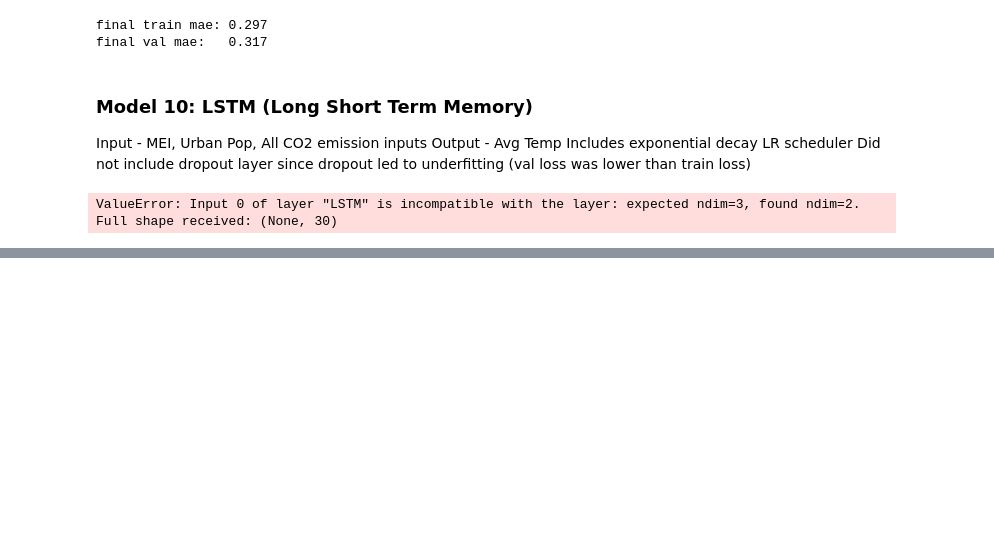
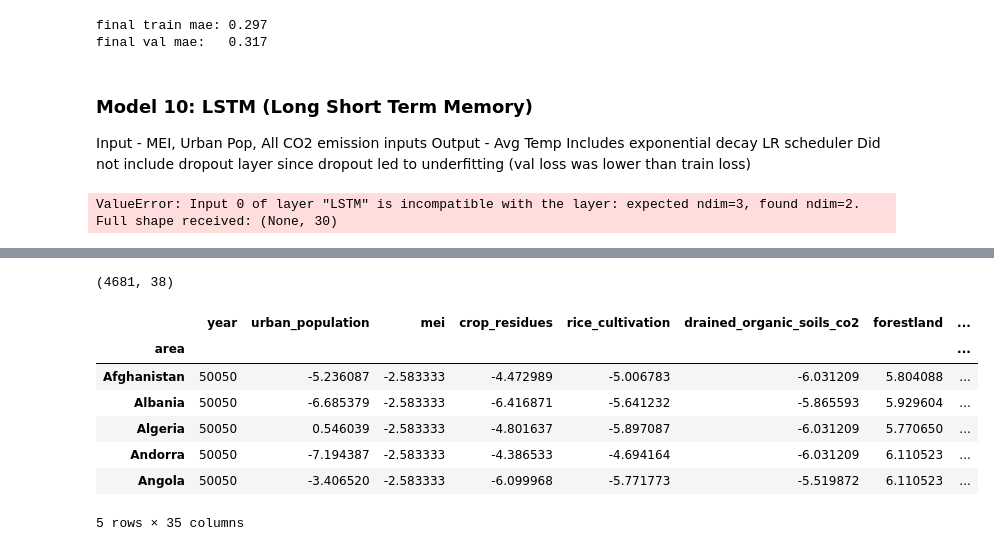
Before and after one commit to fayesimone/agriculture_emissions_prediction, a Jupyter notebook: Model_Building.ipynb, the cells around one changed output, grey strips where cells are left out. Saved outputs shown, nothing was run; the diff lists cells and outputs as text; code cells hidden in the pictures; blank space fills up the shorter version.

```diff
--- a/Model_Building.ipynb
+++ b/Model_Building.ipynb
@@ -1238,0 +1332,17 @@ ValueError: Input 0 of layer "LSTM" is incompatible with the layer: expected ndi
+# %%
+x_train_temp = x_train.sort_values(['area','year']).reset_index(drop=True)
+x_train_temp.shape
+# %% [output]
+(4681, 38)
+# %%
+agg_x_train = x_train_temp.groupby('area').sum()
+agg_x_train.head()
+# %% [output]
+|  | year | urban_population | mei | crop_residues | rice_cultivation | drained_organic_soils_co2 | forestland | ... |
+| area |  |  |  |  |  |  |  | ... |
+| Afghanistan | 50050 | -5.236087 | -2.583333 | -4.472989 | -5.006783 | -6.031209 | 5.804088 | ... |
+| Albania | 50050 | -6.685379 | -2.583333 | -6.416871 | -5.641232 | -5.865593 | 5.929604 | ... |
+| Algeria | 50050 | 0.546039 | -2.583333 | -4.801637 | -5.897087 | -6.031209 | 5.770650 | ... |
+| Andorra | 50050 | -7.194387 | -2.583333 | -4.386533 | -4.694164 | -6.031209 | 6.110523 | ... |
+| Angola | 50050 | -3.406520 | -2.583333 | -6.099968 | -5.771773 | -5.519872 | 6.110523 | ... |
+5 rows × 35 columns
```
Also changed, not shown: parts of 19 cells of this notebook.
